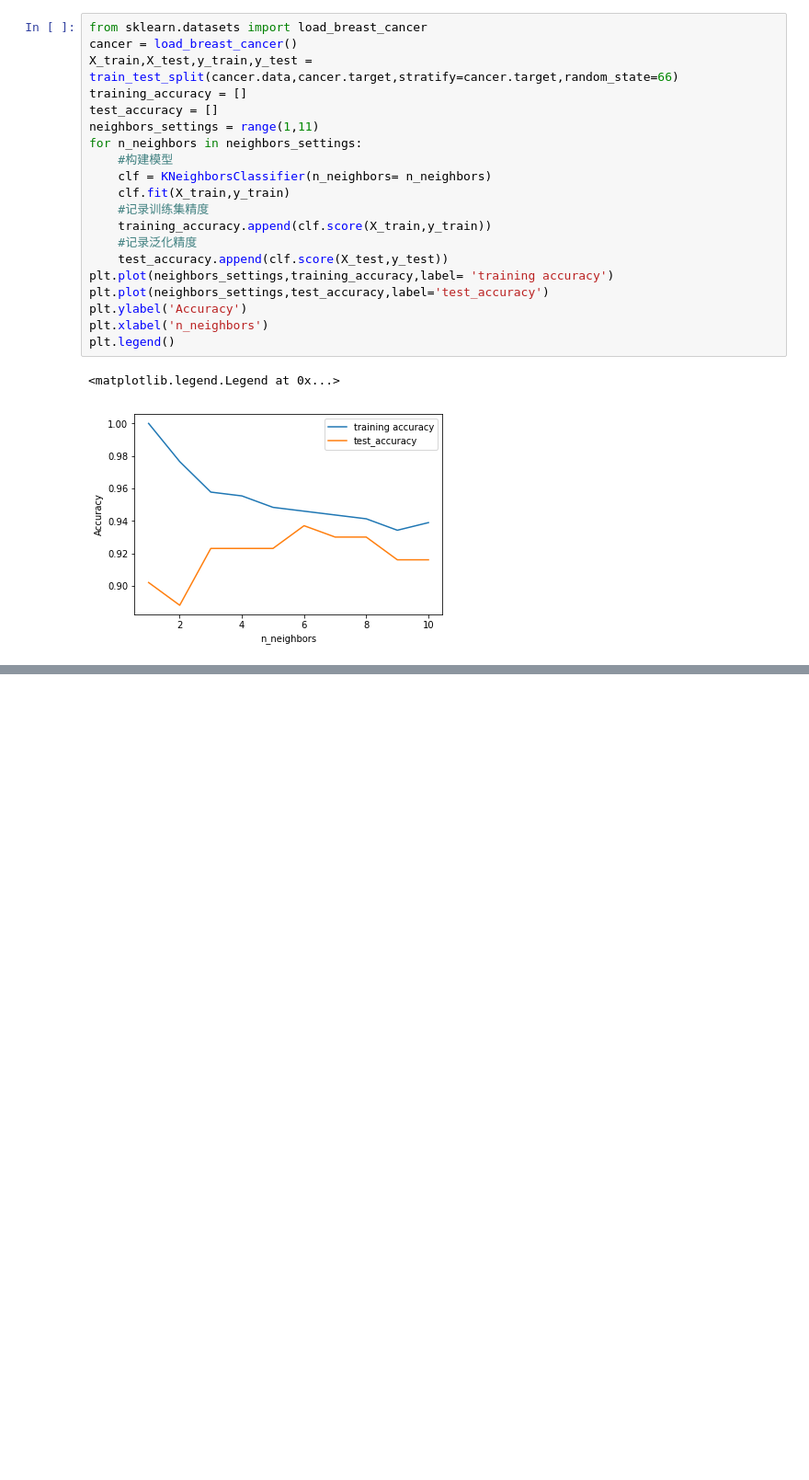
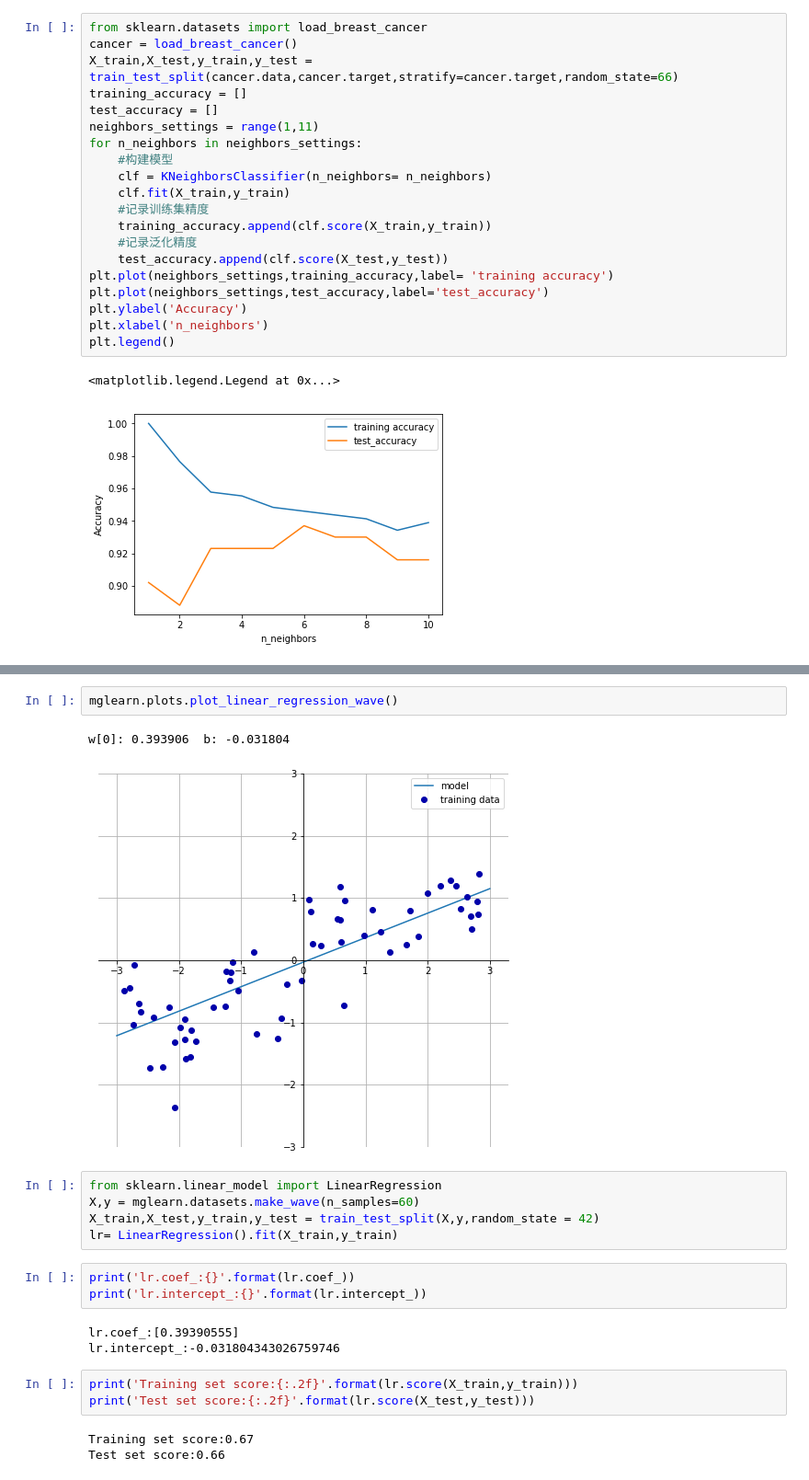
Before and after one commit to tian-hongyu/machine-learn, a Jupyter notebook: 2character.ipynb, the cells around one changed output, grey strips where cells are left out. Shown: that part at 92% size. Cells and saved outputs as stored; diff of their text form; blank space fills up the shorter version.

```diff
--- a/2character.ipynb
+++ b/2character.ipynb
@@ -175,0 +225,22 @@ plt.legend()
+# %%
+mglearn.plots.plot_linear_regression_wave()
+# %% [output]
+w[0]: 0.393906  b: -0.031804
+[figure, added]
+# %%
+from sklearn.linear_model import LinearRegression
+X,y = mglearn.datasets.make_wave(n_samples=60)
+X_train,X_test,y_train,y_test = train_test_split(X,y,random_state = 42)
+lr= LinearRegression().fit(X_train,y_train)
+# %%
+print('lr.coef_:{}'.format(lr.coef_))
+print('lr.intercept_:{}'.format(lr.intercept_))
+# %% [output]
+lr.coef_:[0.39390555]
+lr.intercept_:-0.031804343026759746
+# %%
+print('Training set score:{:.2f}'.format(lr.score(X_train,y_train)))
+print('Test set score:{:.2f}'.format(lr.score(X_test,y_test)))
+# %% [output]
+Training set score:0.67
+Test set score:0.66
```
Also changed, not shown: parts of 8 cells of this notebook.
